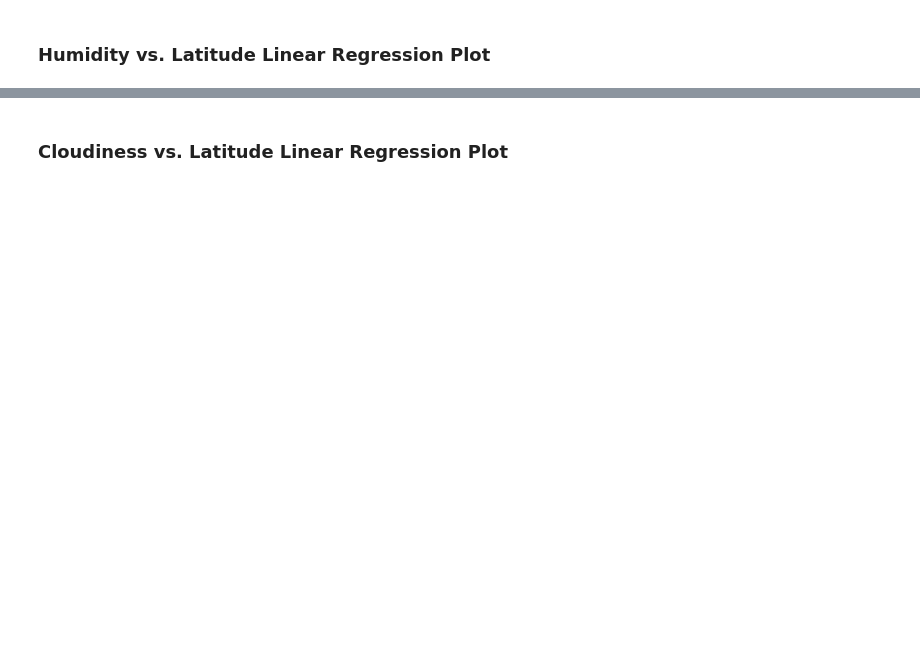
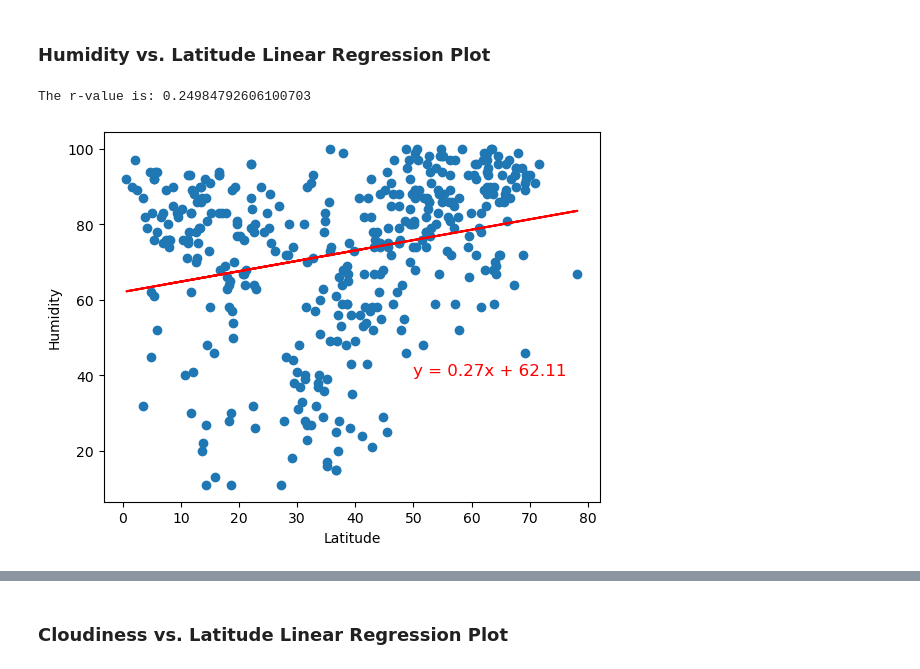
Before and after one commit to patriciayoung/Weather-Trends-Near-Equator-API, a Jupyter notebook: WeatherPy/WeatherPy.ipynb, the cells around one changed output, grey strips where cells are left out. Drawn from its saved outputs; the diff is of its cells as text; code cells hidden in the pictures; blank space fills up the shorter version.

```diff
--- a/WeatherPy/WeatherPy.ipynb
+++ b/WeatherPy/WeatherPy.ipynb
@@ -373,6 +371,9 @@ Discussion about the linear relationship: While both plots look the same and tre
 ### Humidity vs. Latitude Linear Regression Plot
 # %%
 # Northern Hemisphere
-#linear_regress(northern_hemi_df["Lat"].rename("Latitude"), northern_hemi_df["Humidity"], (50, 40))
+linear_regress(northern_hemi_df["Lat"].rename("Latitude"), northern_hemi_df["Humidity"], (50, 40))
+# %% [output]
+The r-value is: 0.24984792606100703
+[figure, added]
 # %%
 # Southern Hemisphere
```
Also changed, not shown: parts of 33 cells of this notebook, 7 other files.
